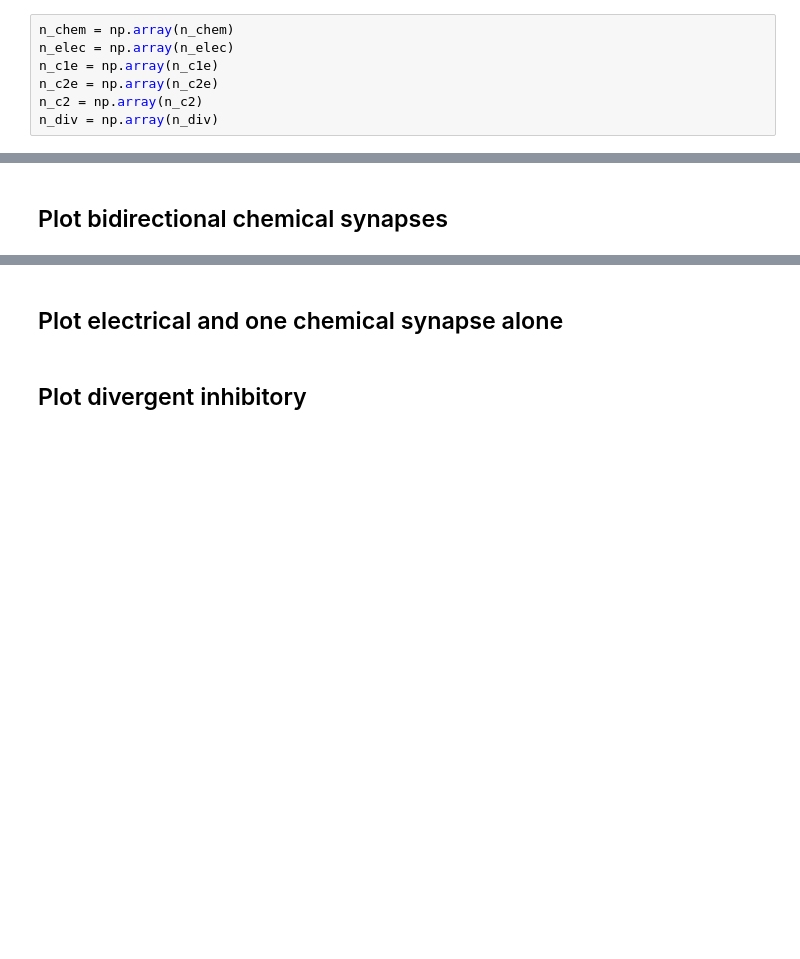
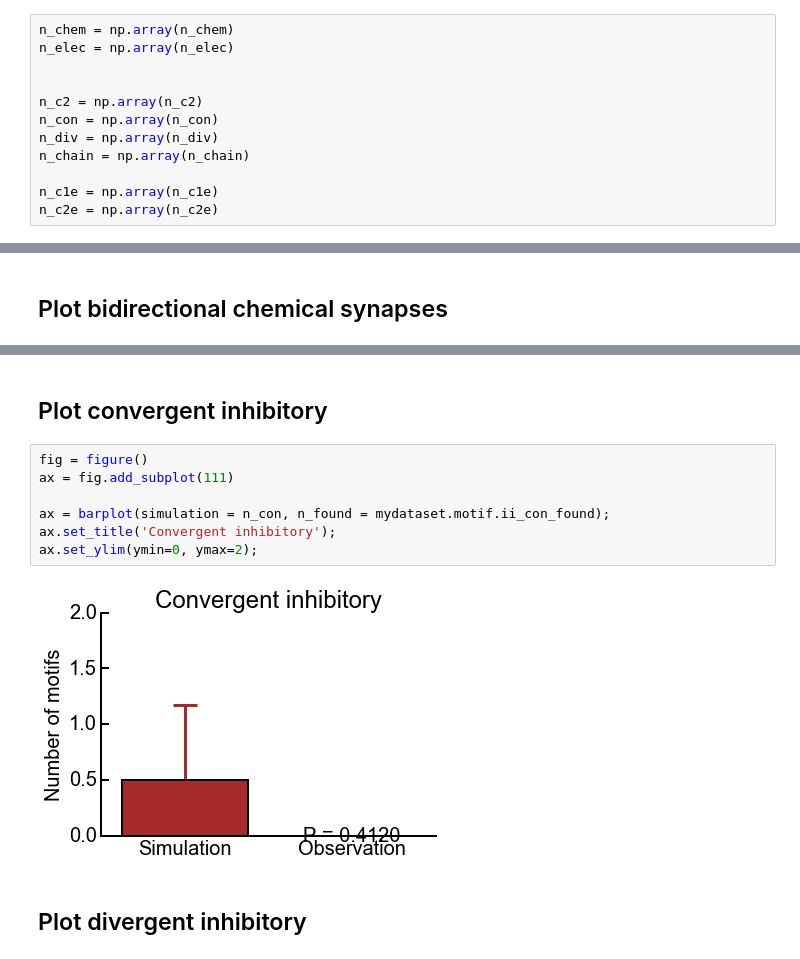
Before and after one commit to ClaudiaEsp/inet, a Jupyter notebook: Examples/Testing inhibitory motifs.ipynb, the cells around one changed output, grey strips where cells are left out. Saved outputs shown, nothing was run; the diff lists cells and outputs as text; blank space fills up the shorter version.

```diff
--- a/Examples/Testing inhibitory motifs.ipynb
+++ b/Examples/Testing inhibitory motifs.ipynb
@@ -415,10 +452,15 @@ PCE2
 # %%
 n_chem = np.array(n_chem)
 n_elec = np.array(n_elec)
+
+
+n_c2 = np.array(n_c2)
+n_con = np.array(n_con)
+n_div = np.array(n_div)
+n_chain = np.array(n_chain)
+
 n_c1e = np.array(n_c1e)
 n_c2e = np.array(n_c2e)
-n_c2 = np.array(n_c2)
-n_div = np.array(n_div)
 # %%
 pii_chem = len(n_chem[n_chem>mydataset.motif.ii_chem_found]) / n_chem.size
 pii_elec = len(n_elec[n_elec>mydataset.motif.ii_elec_found])/ n_elec.size
@@ -494,5 +550,14 @@ fig.savefig('ii_c2.pdf')
 # %% [markdown]
-<H2>Plot electrical and one chemical synapse alone </H2>
+<H2>Plot convergent inhibitory</H2>
+# %%
+fig = figure()
+ax = fig.add_subplot(111)
+
+ax = barplot(simulation = n_con, n_found = mydataset.motif.ii_con_found);
+ax.set_title('Convergent inhibitory');
+ax.set_ylim(ymin=0, ymax=2);
+# %% [output]
+[figure, added]
 # %% [markdown]
 <H2> Plot divergent inhibitory </H2>
 # %%
```
Also changed, not shown: parts of 46 cells of this notebook, 3 other files.
